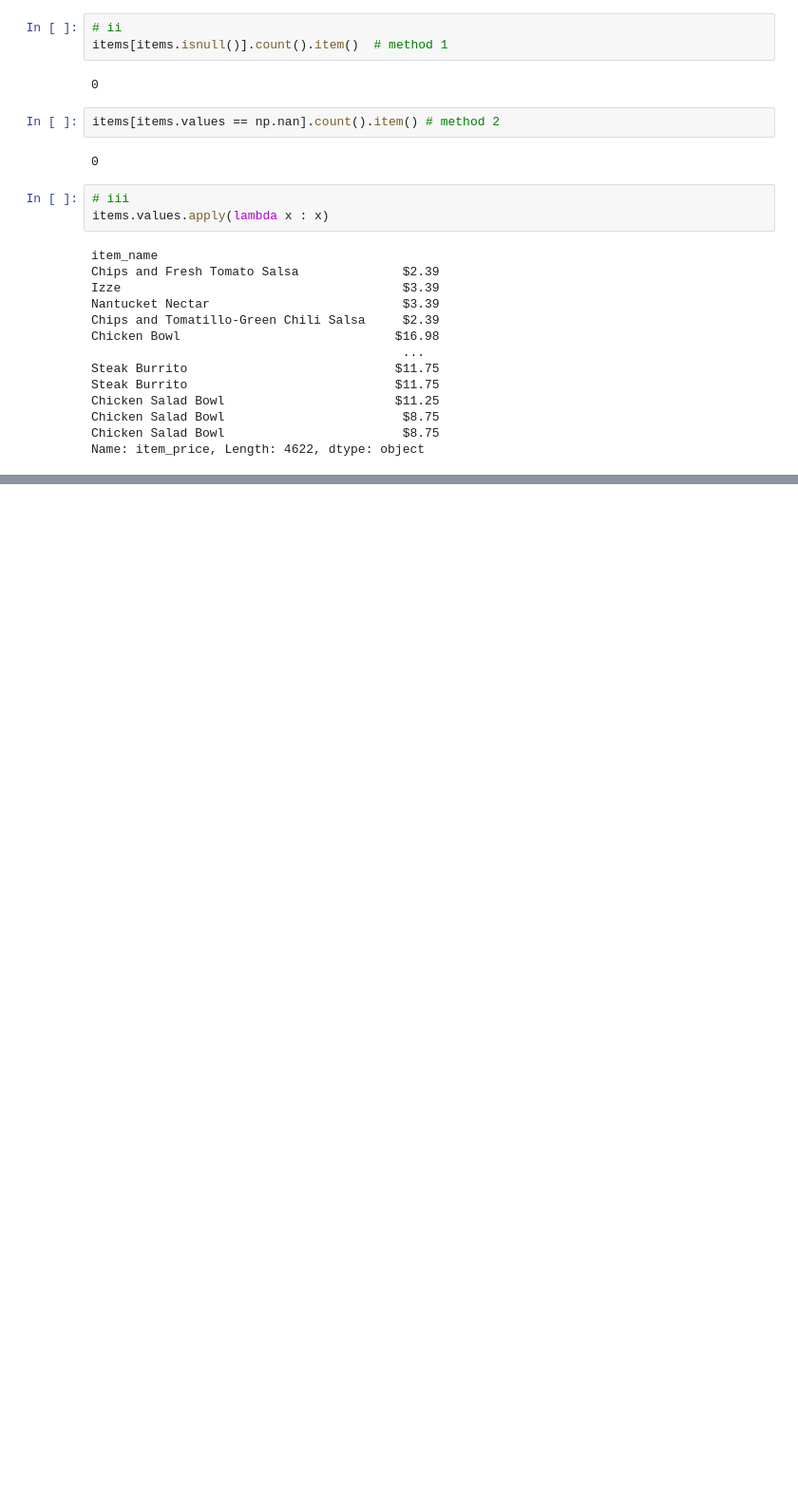
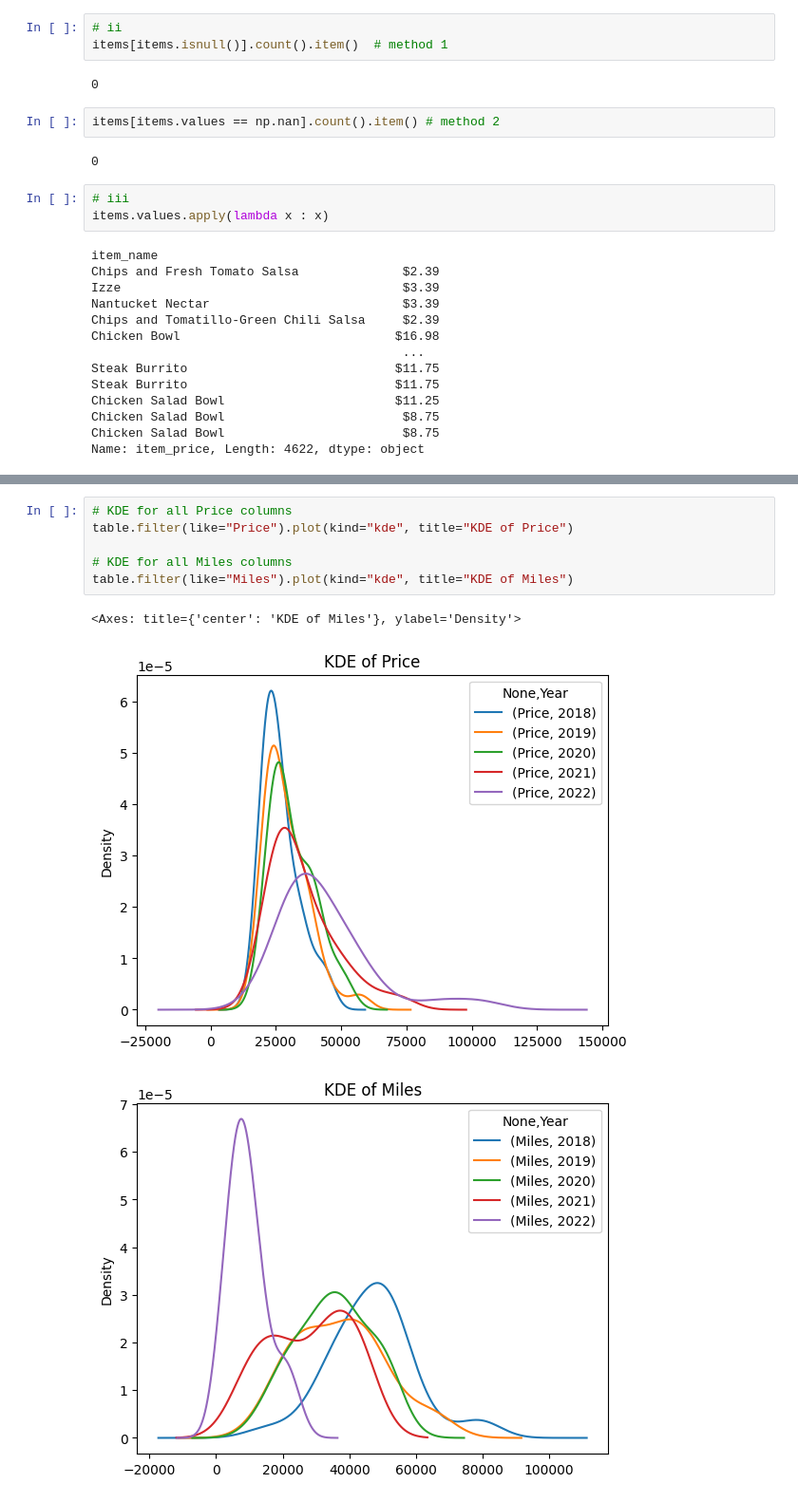
Before and after one commit to vaishnavipatel2805/Python_Libraries_Practice-, a Jupyter notebook: Pandas/Pandas_exercise.ipynb, the cells around one changed output, grey strips where cells are left out. Shown at 95% size. Cells and saved outputs as stored; diff of their text form; blank space fills up the shorter version.

```diff
--- a/Pandas/Pandas_exercise.ipynb
+++ b/Pandas/Pandas_exercise.ipynb
@@ -226,0 +329,10 @@ Name: item_price, Length: 4622, dtype: object
+# %%
+# KDE for all Price columns
+table.filter(like="Price").plot(kind="kde", title="KDE of Price")
+
+# KDE for all Miles columns
+table.filter(like="Miles").plot(kind="kde", title="KDE of Miles")
+# %% [output]
+<Axes: title={'center': 'KDE of Miles'}, ylabel='Density'>
+[figure, added]
+[figure, added]
```
Also changed, not shown: parts of 10 cells of this notebook, 1 other file.
